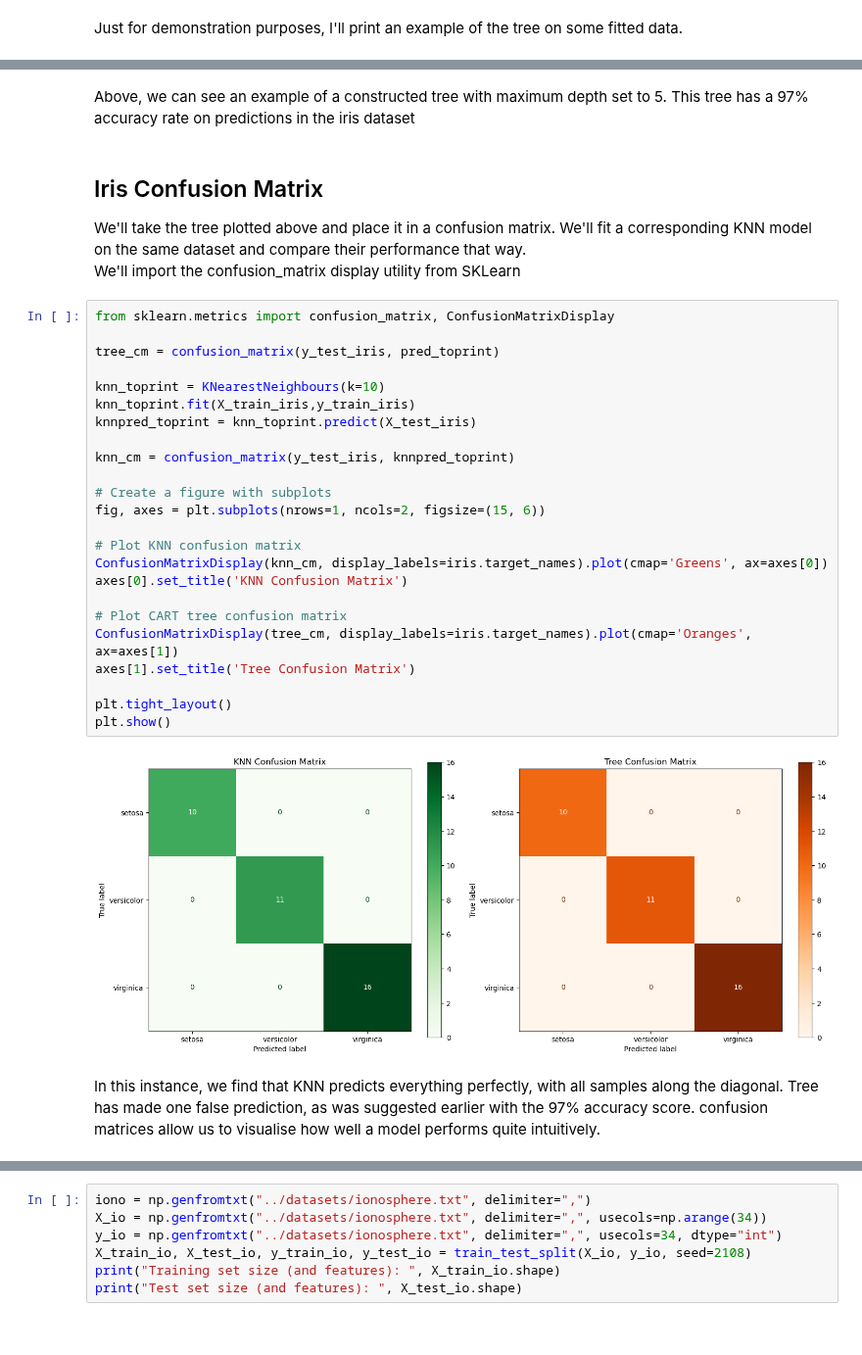
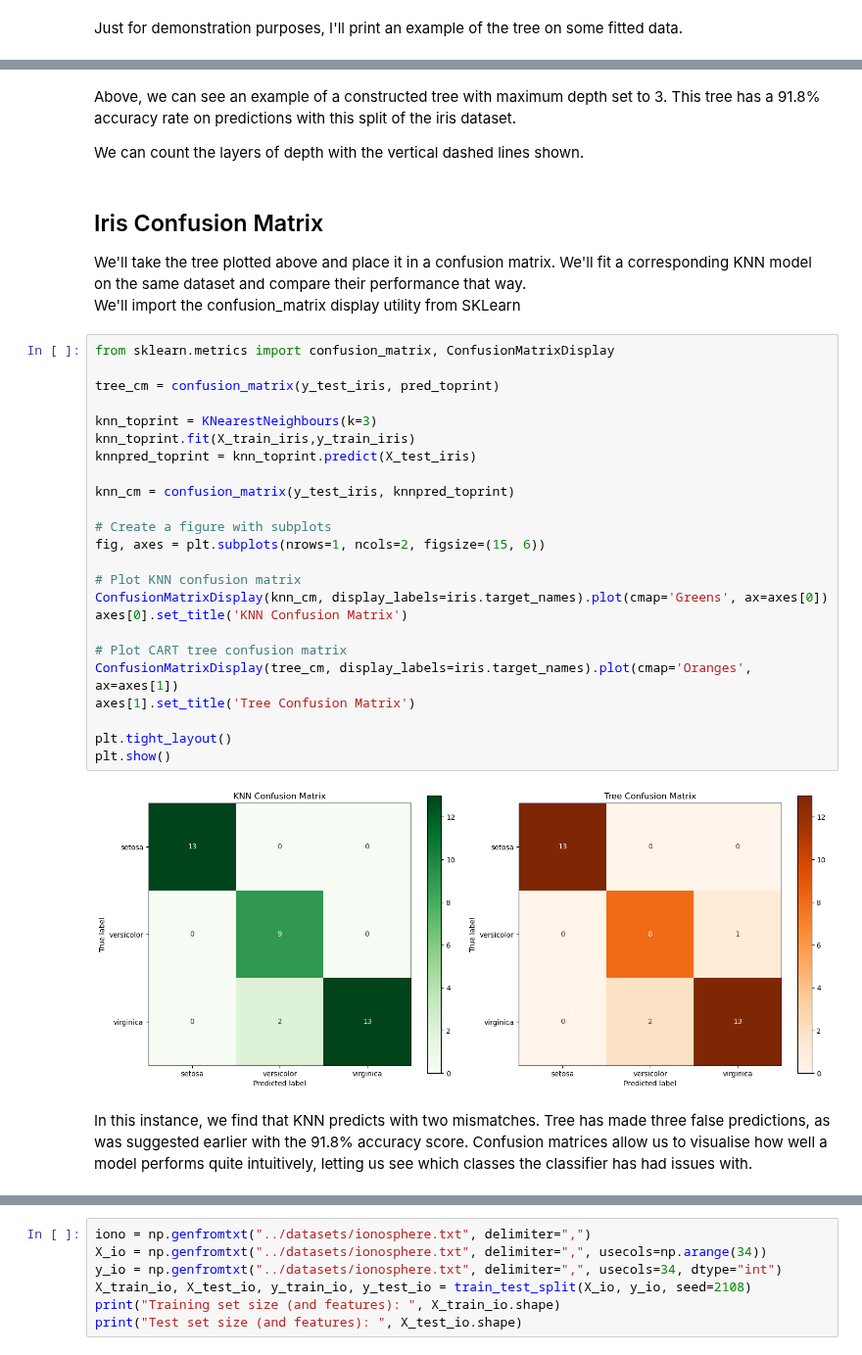
Before and after one commit to nkurien/FYP-MLEvaluator, a Jupyter notebook: poc/notebooks/06_INTERIM_REVIEW.ipynb, the cells around one changed output, grey strips where cells are left out. Shown at 98% size. Drawn from its saved outputs; the diff is of its cells as text.

Commit message:
poc: Finalised interim review notebook
Prepared Interim Review Notebook for demo video for submission. This notebook will present everything I've implemented thus far

```diff
--- a/poc/notebooks/06_INTERIM_REVIEW.ipynb
+++ b/poc/notebooks/06_INTERIM_REVIEW.ipynb
@@ -180,7 +169,9 @@ Right:
 |   |   Right:
 |   |   |   --> Class: 2.0
 # %% [markdown]
-Above, we can see an example of a constructed tree with maximum depth set to 5. This tree has a 97% accuracy rate on predictions in the iris dataset
+Above, we can see an example of a constructed tree with maximum depth set to 3. This tree has a 91.8% accuracy rate on predictions with this split of the iris dataset.
+
+We can count the layers of depth with the vertical dashed lines shown.
 # %% [markdown]
 ## Iris Confusion Matrix
 We'll take the tree plotted above and place it in a confusion matrix. We'll fit a corresponding KNN model on the same dataset and compare their performance that way.
@@ -188,31 +179,31 @@ We'll import the confusion_matrix display utility from SKLearn
 # %%
 from sklearn.metrics import confusion_matrix, ConfusionMatrixDisplay
 
 tree_cm = confusion_matrix(y_test_iris, pred_toprint)
 
-knn_toprint = KNearestNeighbours(k=10)
+knn_toprint = KNearestNeighbours(k=3)
 knn_toprint.fit(X_train_iris,y_train_iris)
 knnpred_toprint = knn_toprint.predict(X_test_iris)
 
 knn_cm = confusion_matrix(y_test_iris, knnpred_toprint)
 
 # Create a figure with subplots
 fig, axes = plt.subplots(nrows=1, ncols=2, figsize=(15, 6))
 
 # Plot KNN confusion matrix
 ConfusionMatrixDisplay(knn_cm, display_labels=iris.target_names).plot(cmap='Greens', ax=axes[0])
 axes[0].set_title('KNN Confusion Matrix')
 
 # Plot CART tree confusion matrix
 ConfusionMatrixDisplay(tree_cm, display_labels=iris.target_names).plot(cmap='Oranges', ax=axes[1])
 axes[1].set_title('Tree Confusion Matrix')
 
 plt.tight_layout()
 plt.show()
 # %% [output]
-[figure, old version]
+[figure, new version]
 # %% [markdown]
-In this instance, we find that KNN predicts everything perfectly, with all samples along the diagonal. Tree has made one false prediction, as was suggested earlier with the 97% accuracy score.
-confusion matrices allow us to visualise how well a model performs quite intuitively.
+In this instance, we find that KNN predicts with two mismatches. Tree has made three false predictions, as was suggested earlier with the 91.8% accuracy score.
+Confusion matrices allow us to visualise how well a model performs quite intuitively, letting us see which classes the classifier has had issues with.
 # %% [markdown]
 ## Loading Ionosphere
```
Also changed, not shown: parts of 21 cells of this notebook.
